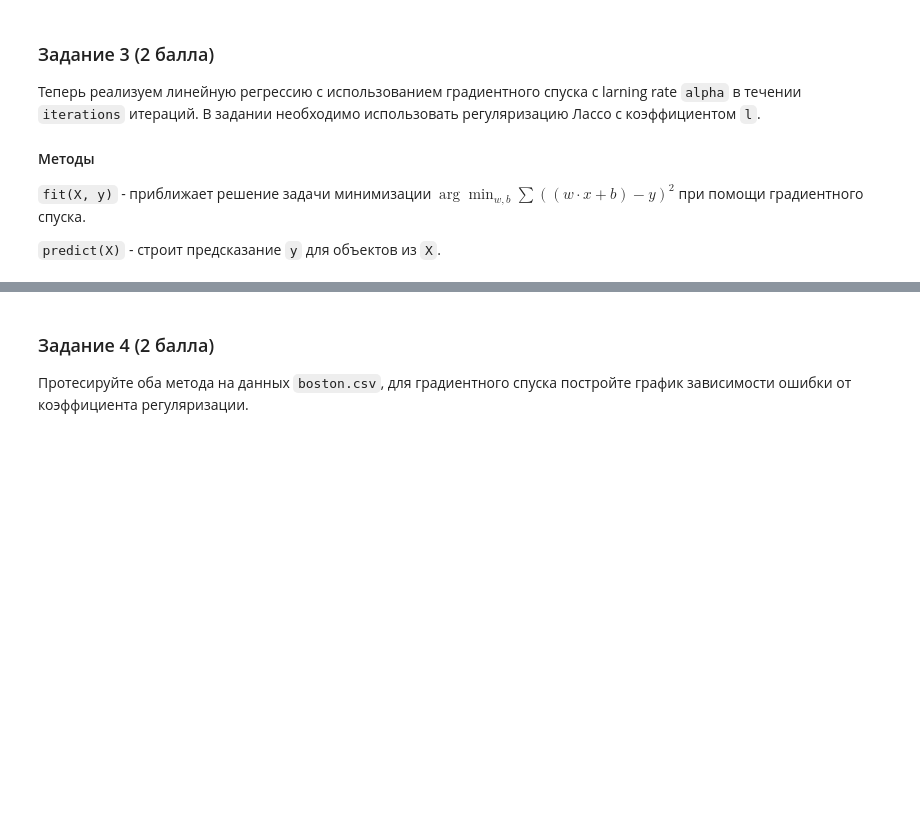
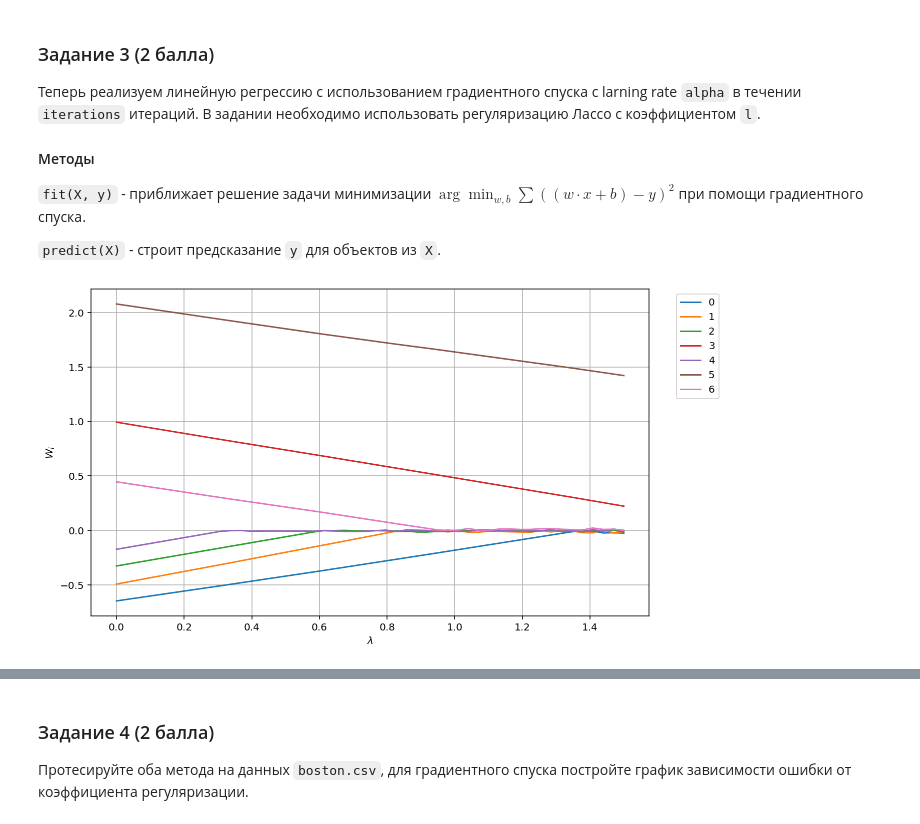
Before and after one commit to Howuhh/hse_machine_learning, a Jupyter notebook: hw3_ols_lasso/hw3_task.ipynb, the cells around one changed output, grey strips where cells are left out. Saved outputs shown, nothing was run; the diff lists cells and outputs as text; code cells hidden in the pictures; blank space fills up the shorter version.

```diff
--- a/hw3_ols_lasso/hw3_task.ipynb
+++ b/hw3_ols_lasso/hw3_task.ipynb
@@ -148,0 +185,6 @@ class GradientLasso:
+# %%
+X, y = generate_synthetic(512)
+# %%
+plot_weights(X, y, GradientLasso(alpha=0.01), np.linspace(0, 1.5, 50))
+# %% [output]
+[figure, added]
```
Also changed, not shown: parts of 29 cells of this notebook.
